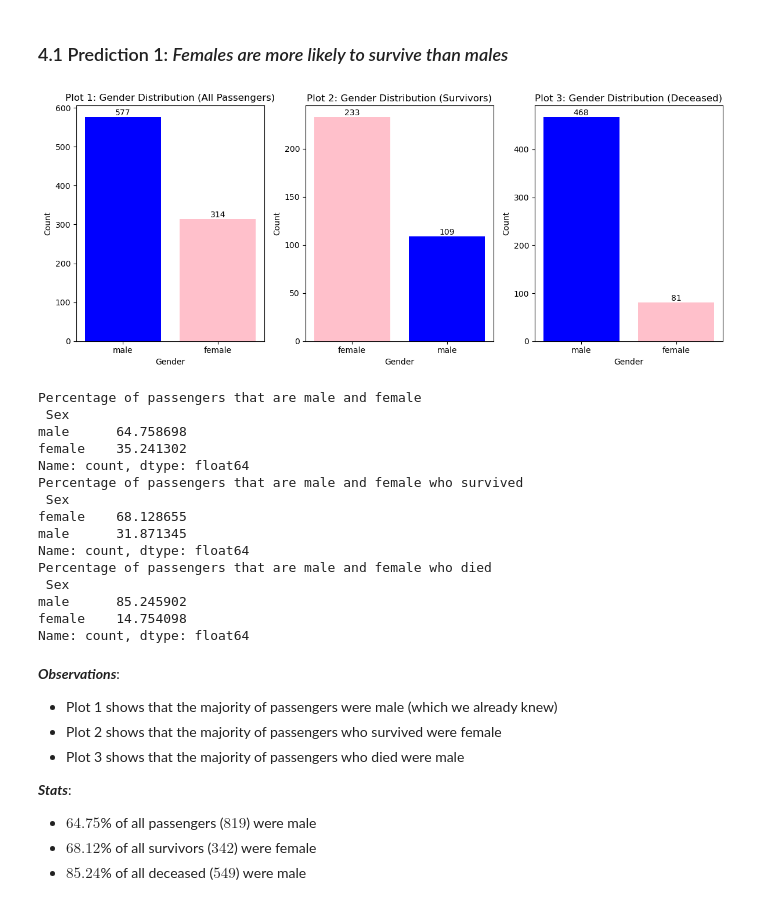
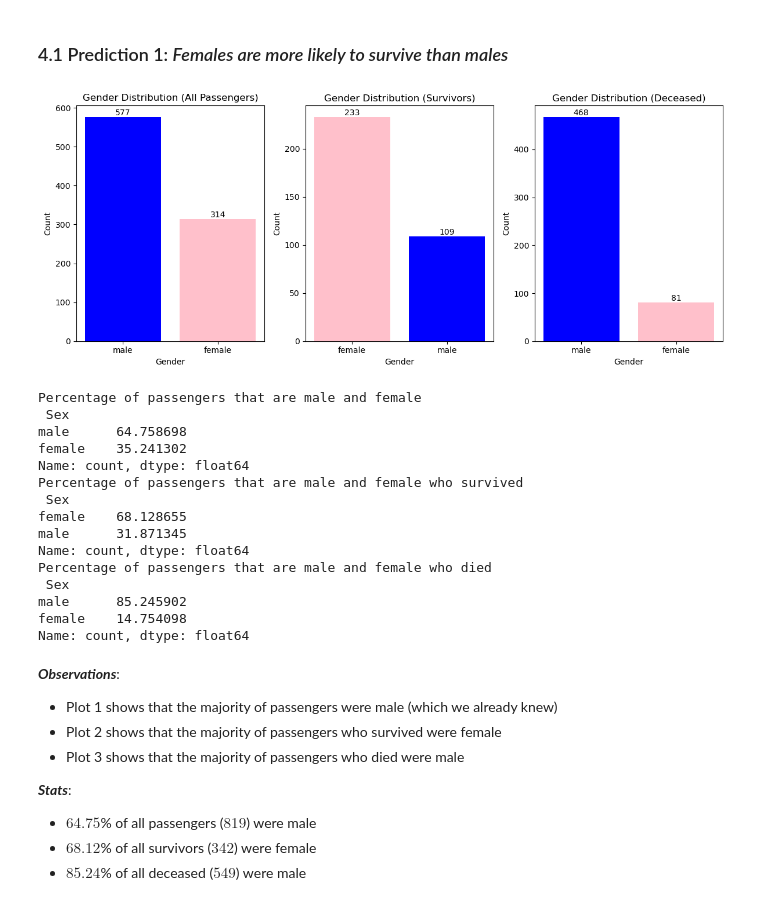
Before and after one commit to davidjoves/Predicting-Survival-from-the-Titanic, a Jupyter notebook: work.ipynb, the cells around one changed output. Saved outputs shown, nothing was run; the diff lists cells and outputs as text; code cells hidden in the pictures.

```diff
--- a/work.ipynb
+++ b/work.ipynb
@@ -182,52 +182,41 @@ Let's see if my predictions are right!
 # %% [markdown]
 ### 4.1 Prediction 1: _Females are more likely to survive than males_
 # %%
-def barplot_sex(dataset : pd.DataFrame):
+def barplot_sex(dataset: pd.DataFrame):
     passenger_sex_count = dataset["Sex"].value_counts()
     survivor_count = dataset['Sex'][dataset['Survived'] == 1].value_counts()
     deceased_count = dataset['Sex'][dataset['Survived'] == 0].value_counts()
 
-    gender_color = {'male' : 'blue', 'female' : 'pink'}
-    passenger_colors = passenger_sex_count.index.map(gender_color)
-    survivor_colors = survivor_count.index.map(gender_color)
-    deceased_colors = deceased_count.index.map(gender_color)
+    counts = [passenger_sex_count, survivor_count, deceased_count]
+    titles = ["Gender Distribution (All Passengers)",
+              "Gender Distribution (Survivors)",
+              "Gender Distribution (Deceased)"]
 
+    gender_color = {'male': 'blue', 'female': 'pink'}
 
     fig, ax = plt.subplots(1, 3, figsize=(12, 5))
 
-    plot1= ax[0].bar(passenger_sex_count.index, passenger_sex_count.values, color=passenger_colors)
-    ax[0].set_title('Plot 1: Gender Distribution (All Passengers)')
-    ax[0].set_xlabel('Gender')
-    ax[0].set_ylabel('Count')
-    ax[0].bar_label(plot1)
-
-    plot2= ax[1].bar(survivor_count.index, survivor_count.values, color=survivor_colors)
-    ax[1].set_title('Plot 2: Gender Distribution (Survivors)')
-    ax[1].set_xlabel('Gender')
-    ax[1].set_ylabel('Count')
-    ax[1].bar_label(plot2)
-
-    plot3 = ax[2].bar(deceased_count.index, deceased_count.values, color=deceased_colors)
-    ax[2].set_title('Plot 3: Gender Distribution (Deceased)')
-    ax[2].set_xlabel('Gender')
-    ax[2].set_ylabel('Count')
-    ax[2].bar_label(plot3)
+    for i, count in enumerate(counts):
+        bar = ax[i].bar(count.index, count.values, color=[gender_color.get(g, 'gray') for g in count.index])
+        ax[i].set_title(titles[i])
+        ax[i].set_xlabel('Gender')
+        ax[i].set_ylabel('Count')
+        ax[i].bar_label(bar)
 
     plt.tight_layout()
     plt.show()
-
 
     passenger_percent = (passenger_sex_count / passenger_sex_count.sum()) * 100
     survivor_percent = (survivor_count / survivor_count.sum()) * 100
     deceased_percent = (deceased_count / deceased_count.sum()) * 100
 
     print("Percentage of passengers that are male and female \n", passenger_percent)
     print("Percentage of passengers that are male and female who survived \n", survivor_percent)
-    print("Percentage of passengers that are male and female who died\n",deceased_percent)
+    print("Percentage of passengers that are male and female who died\n", deceased_percent)
 
 barplot_sex(train)
 # %% [output]
-[figure, old version]
+[figure, new version]
 Percentage of passengers that are male and female
  Sex
 male      64.758698
```
Also changed, not shown: parts of 8 cells of this notebook.
